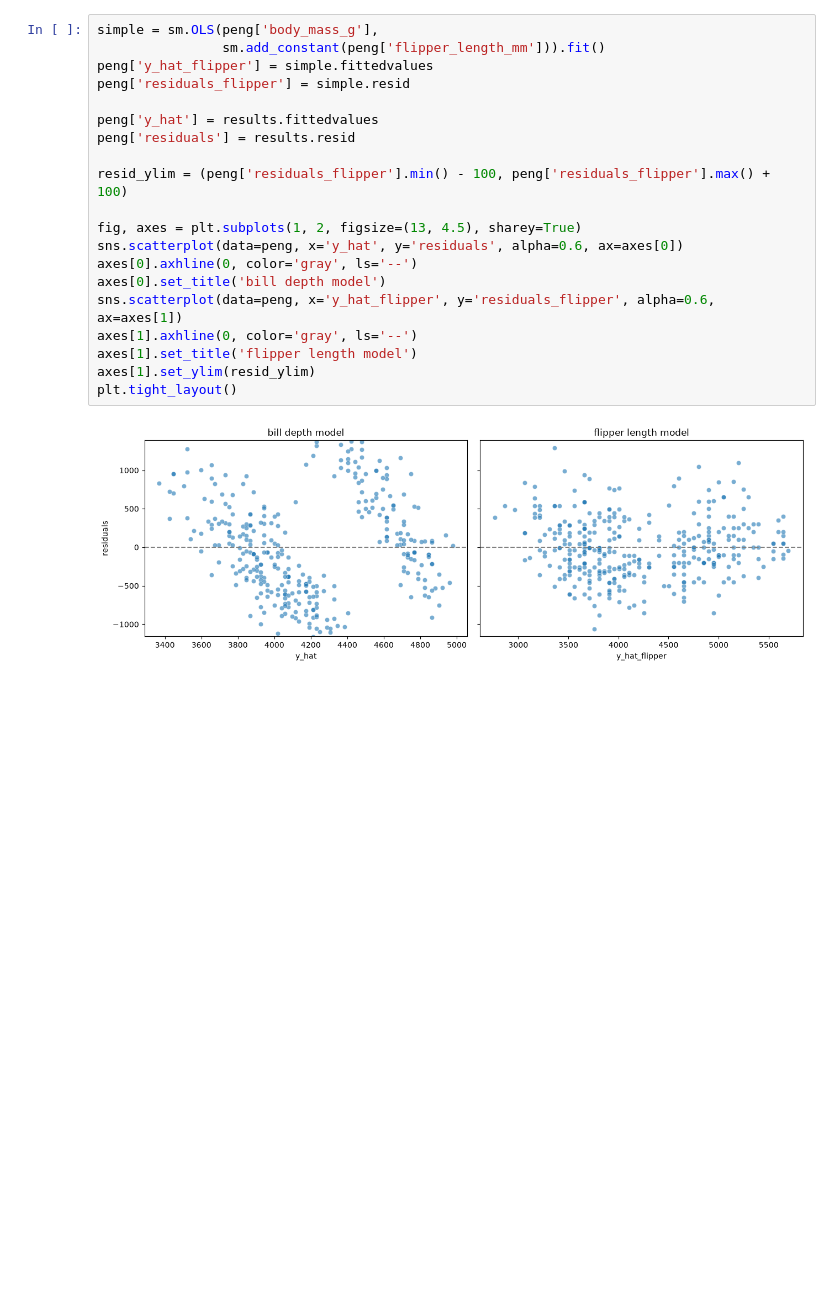
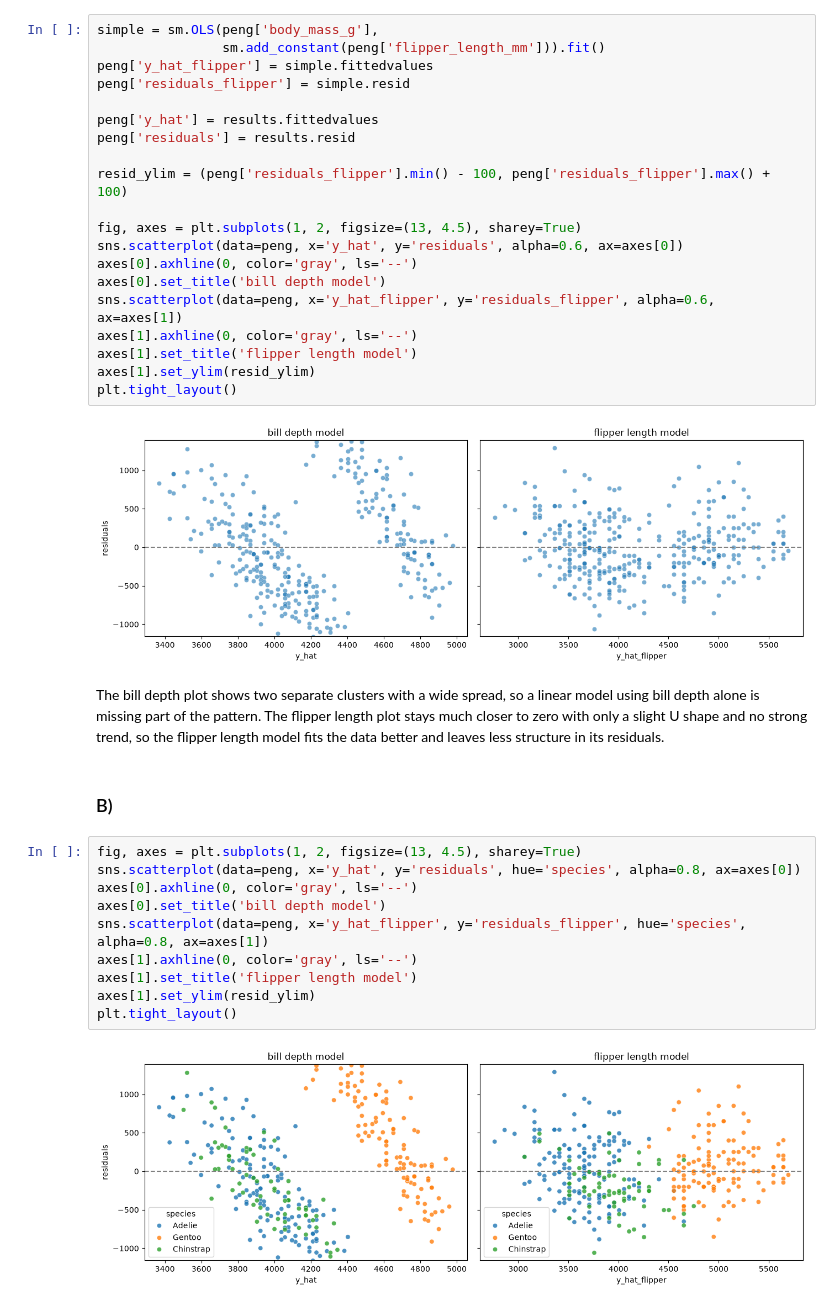
Before and after one commit to Conor1123/DS-6021, a Jupyter notebook: Lab-2/runner.ipynb, the cells around one changed output. Drawn from its saved outputs; the diff is of its cells as text; blank space fills up the shorter version.

```diff
--- a/Lab-2/runner.ipynb
+++ b/Lab-2/runner.ipynb
@@ -224,3 +224,19 @@ axes[1].set_ylim(resid_ylim)
 plt.tight_layout()
 # %% [output]
 [figure]
+# %% [markdown]
+The bill depth plot shows two separate clusters with a wide spread, so a linear model using bill depth alone is missing part of the pattern. The flipper length plot stays much closer to zero with only a slight U shape and no strong trend, so the flipper length model fits the data better and leaves less structure in its residuals.
+# %% [markdown]
+### B)
+# %%
+fig, axes = plt.subplots(1, 2, figsize=(13, 4.5), sharey=True)
+sns.scatterplot(data=peng, x='y_hat', y='residuals', hue='species', alpha=0.8, ax=axes[0])
+axes[0].axhline(0, color='gray', ls='--')
+axes[0].set_title('bill depth model')
+sns.scatterplot(data=peng, x='y_hat_flipper', y='residuals_flipper', hue='species', alpha=0.8, ax=axes[1])
+axes[1].axhline(0, color='gray', ls='--')
+axes[1].set_title('flipper length model')
+axes[1].set_ylim(resid_ylim)
+plt.tight_layout()
+# %% [output]
+[figure, added]
```
